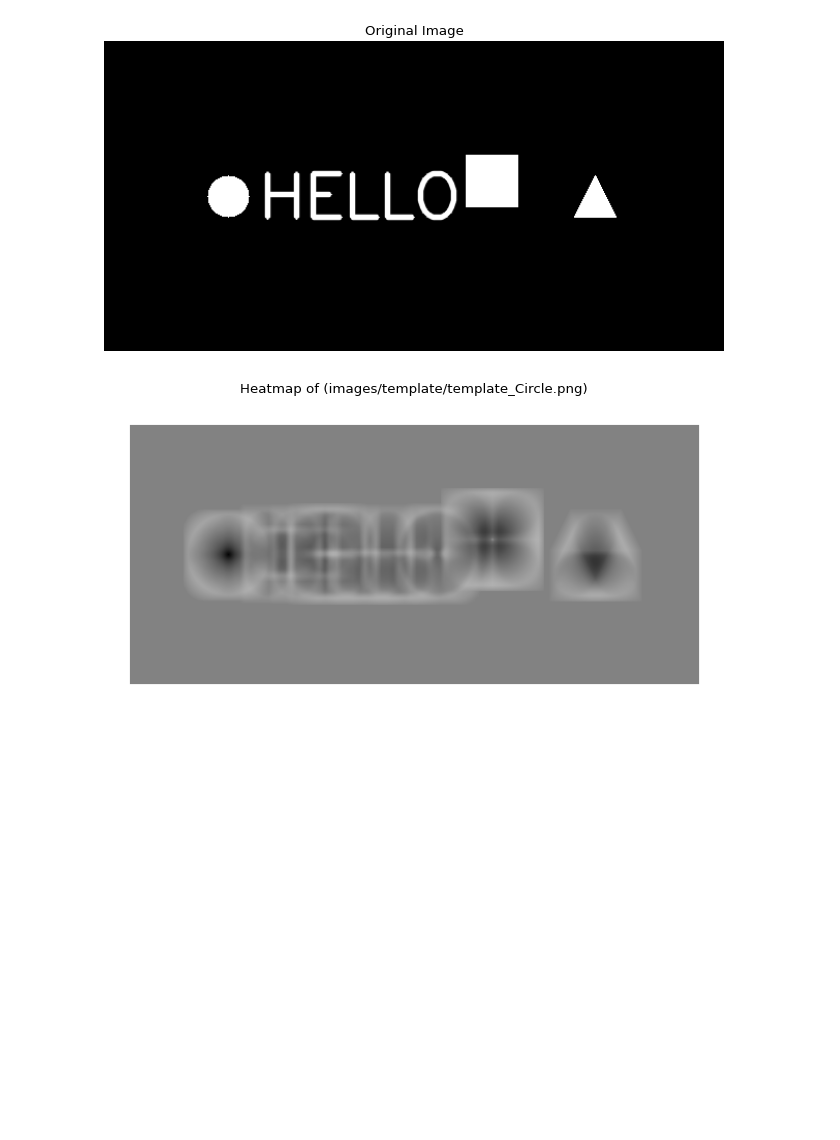
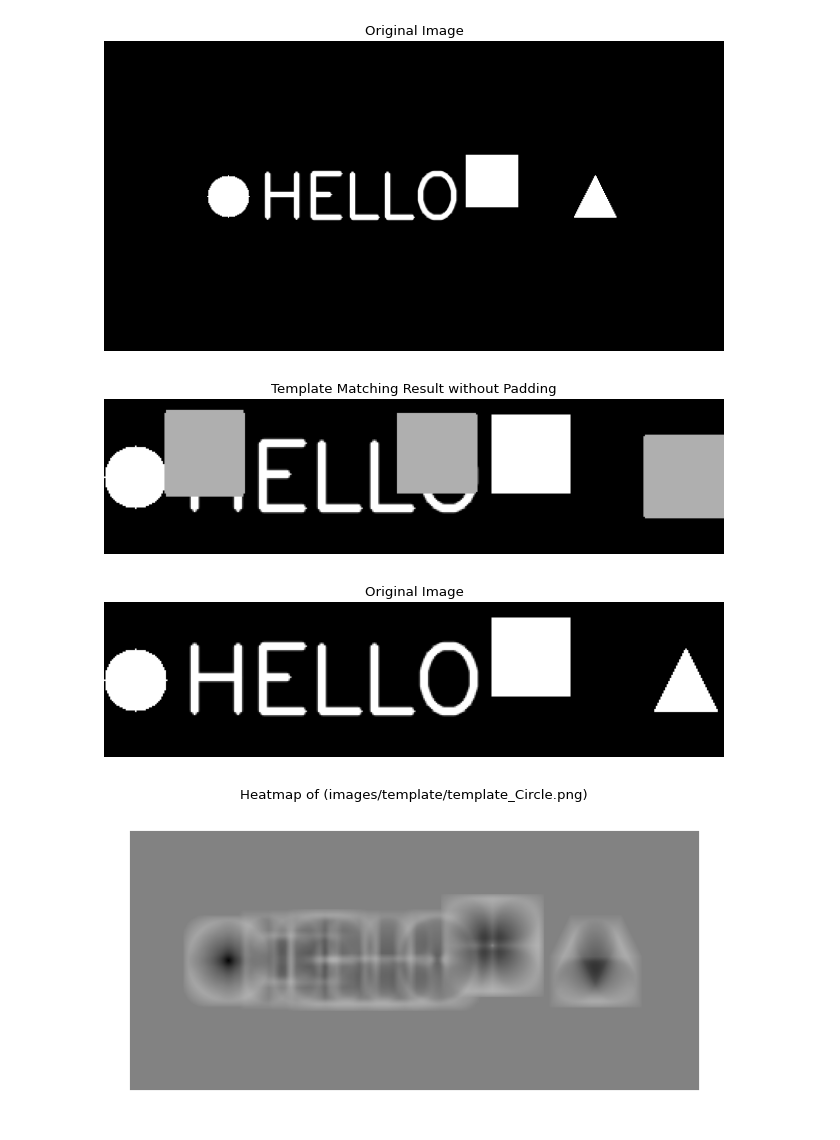
Before and after one commit to Pablo-H-H/Proyecto-1-Vision-Por-Computador, a Jupyter notebook: Project1.ipynb, the cells around one changed output. Drawn from its saved outputs; the diff is of its cells as text; code cells hidden in the pictures; blank space fills up the shorter version.

Commit message:
Incluir template sin padding

```diff
--- a/Project1.ipynb
+++ b/Project1.ipynb
@@ -785,6 +786,56 @@ plt.show()
 # %% [output]
 [figure]
 [figure]
+# %%
+# Load image
+image = cv2.imread("images/template/template_example.png", 0)
+
+# Load templates
+files_path = ["images/template/template_Circle.png",
+              "images/template/template_E.png",
+              "images/template/template_H.png",
+              "images/template/template_L.png",
+              "images/template/template_O.png",
+              "images/template/template_Square.png",
+              "images/template/template_Triangle.png"]
+
+
+templates = load_templates(files_path)
+
+# Store matches
+all_matches = []
+
+# Set matching threshold
+threshold = 0.8
+
+# Perform template matching for each template
+for template, shape in templates:
+  matches = normalized_cross_correlation(image, template)
+  matches = filter_results(matches, threshold)
+
+  all_matches.extend(matches)
+
+
+# # Draw bounding boxes around matches
+result_image = draw_bounding_boxes(image, all_matches, shape)
+
+# Display result image
+# Your code goes here!
+
+plt.figure(figsize=(10, 8), dpi=80)
+plt.imshow(cv2.cvtColor(result_image, cv2.COLOR_BGR2RGB))
+plt.title("Template Matching Result without Padding")
+plt.axis("off")
+plt.show()
+
+plt.figure(figsize=(10, 8), dpi=80)
+plt.imshow(cv2.cvtColor(image, cv2.COLOR_BGR2RGB))
+plt.title("Original Image")
+plt.axis("off")
+plt.show()
+# %% [output]
+[figure, added]
+[figure, added]
 # %%
 # Load image
 image = cv2.imread("images/template/template_example.png", 0)
```
Also changed, not shown: parts of 2 cells of this notebook.
